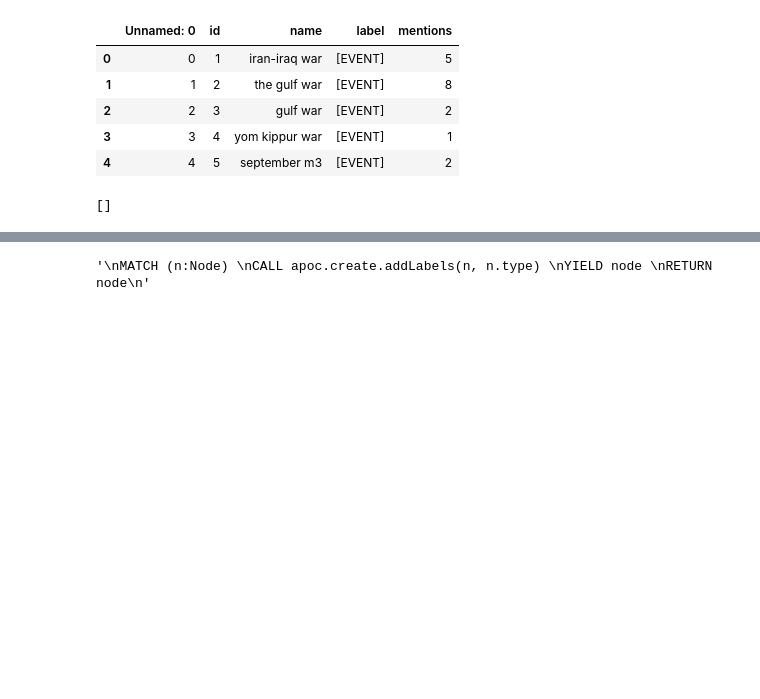
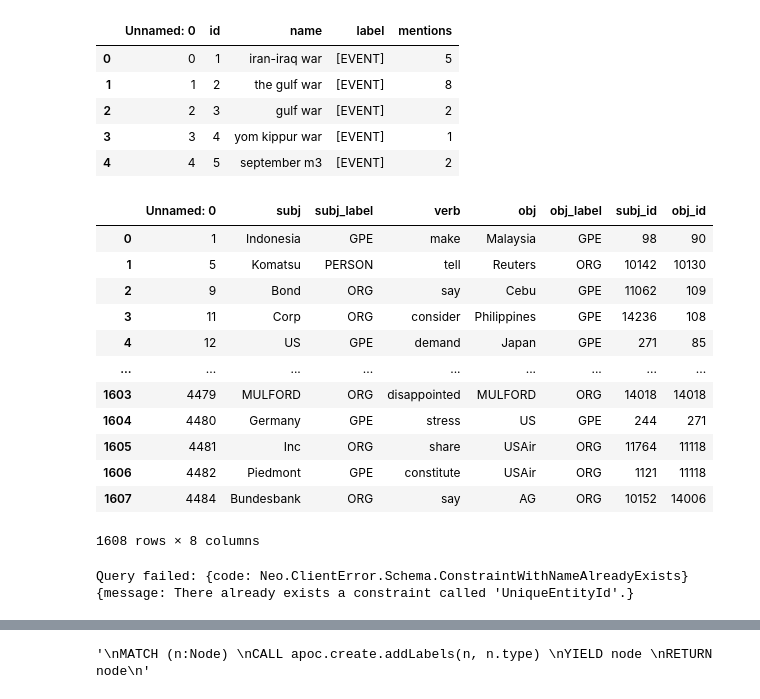
Before and after one commit to manwithplan/GraphGenerator, a Jupyter notebook: Visualization/createGraphReuters.ipynb, the cells around one changed output, grey strips where cells are left out. Cells and saved outputs as stored; diff of their text form; code cells hidden in the pictures; blank space fills up the shorter version.

Commit message:
updated column for relationship

```diff
--- a/Visualization/createGraphReuters.ipynb
+++ b/Visualization/createGraphReuters.ipynb
@@ -18,8 +18,22 @@ df_nodes.head()
 | 4 | 4 | 5 | september m3 | [EVENT] | 2 |
 # %%
 # Create a dataframe with relationships df_rel:
-df_rel = pd.read_csv("")
+df_rel = pd.read_csv("../database/relationships.csv")
 df_rel
+# %% [output]
+|  | Unnamed: 0 | subj | subj_label | verb | obj | obj_label | subj_id | obj_id |
+| 0 | 1 | Indonesia | GPE | make | Malaysia | GPE | 98 | 90 |
+| 1 | 5 | Komatsu | PERSON | tell | Reuters | ORG | 10142 | 10130 |
+| 2 | 9 | Bond | ORG | say | Cebu | GPE | 11062 | 109 |
+| 3 | 11 | Corp | ORG | consider | Philippines | GPE | 14236 | 108 |
+| 4 | 12 | US | GPE | demand | Japan | GPE | 271 | 85 |
+| ... | ... | ... | ... | ... | ... | ... | ... | ... |
+| 1603 | 4479 | MULFORD | ORG | disappointed | MULFORD | ORG | 14018 | 14018 |
+| 1604 | 4480 | Germany | GPE | stress | US | GPE | 244 | 271 |
+| 1605 | 4481 | Inc | ORG | share | USAir | ORG | 11764 | 11118 |
+| 1606 | 4482 | Piedmont | GPE | constitute | USAir | ORG | 1121 | 11118 |
+| 1607 | 4484 | Bundesbank | ORG | say | AG | ORG | 10152 | 14006 |
+1608 rows × 8 columns
 # %%
 class Neo4jConnection:
 
@@ -58,9 +72,9 @@ class Neo4jConnection:
 # %%
 conn = Neo4jConnection(uri="bolt://localhost:7687", user="neo4j", pwd="NER123")
 # %%
-conn.query('CREATE CONSTRAINT UniqueEntityId ON (e:Entity) ASSERT e.id IS UNIQUE')
+conn.query('CREATE CONSTRAINT UniqueEntityId ON (n:Node) ASSERT n.id IS UNIQUE')
 # %% [output]
-[]
+Query failed: {code: Neo.ClientError.Schema.ConstraintWithNameAlreadyExists} {message: There already exists a constraint called 'UniqueEntityId'.}
 # %%
 def add_nodes(rows):
 
```
Also changed, not shown: parts of 4 cells of this notebook.
